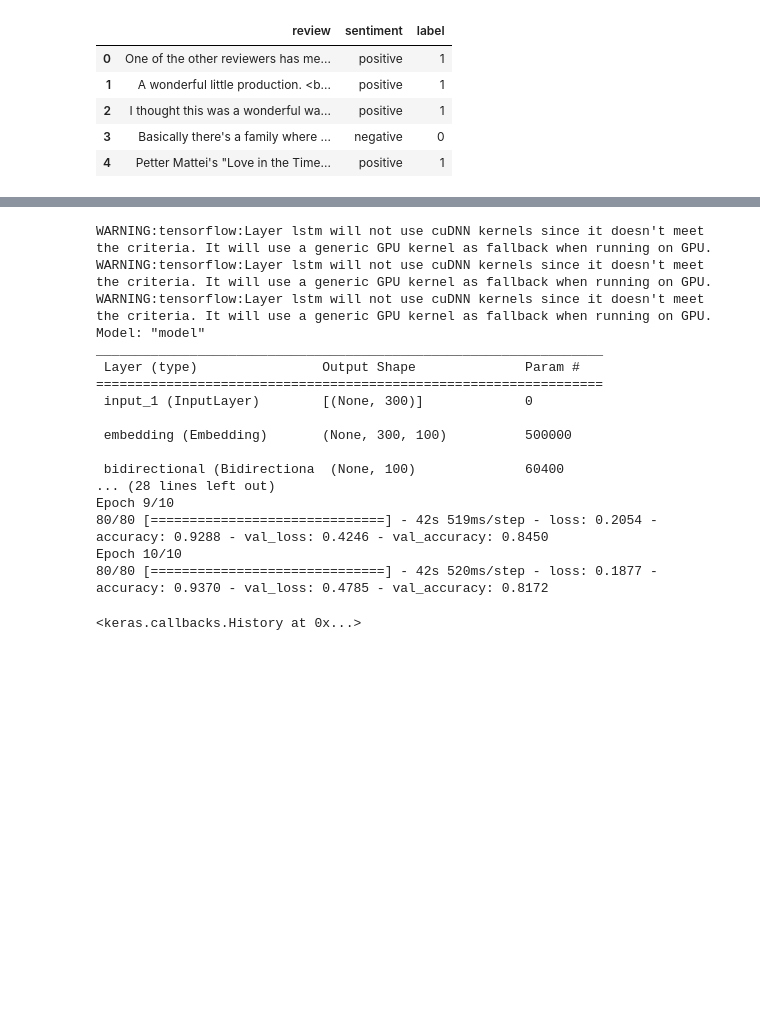
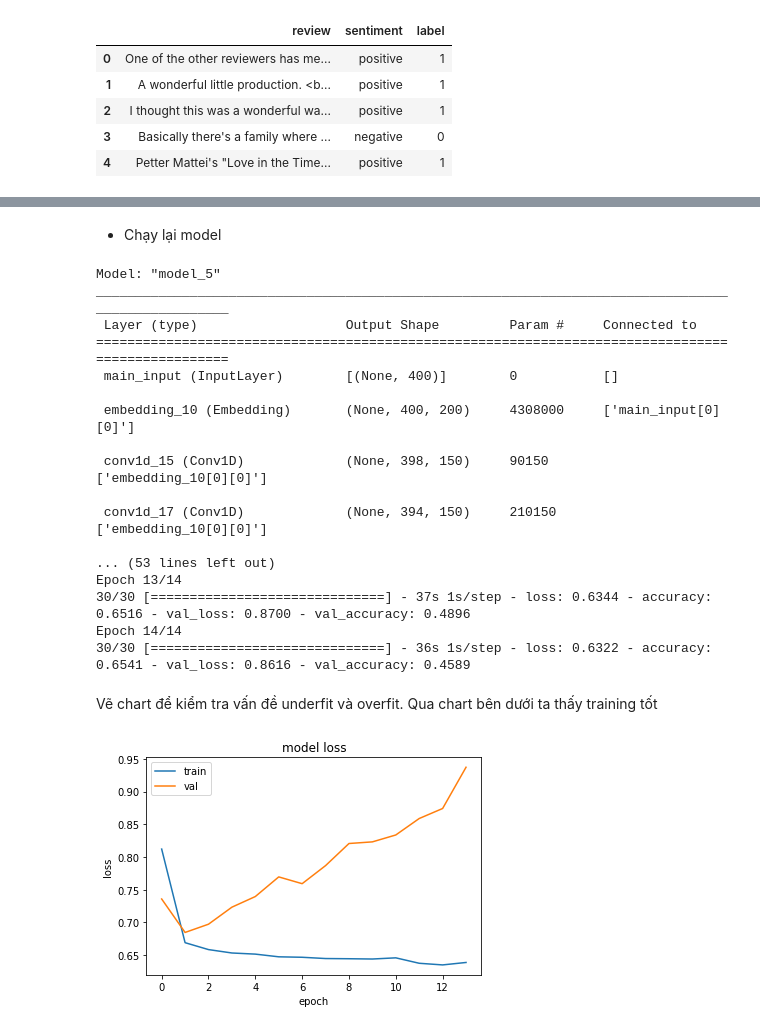
Before and after one commit to huynhhoanghuy/MS_deeplearning_project_Multi-channel, a Jupyter notebook: SentimentAnalysis_Multi-channel.ipynb, the cells around one changed output, grey strips where cells are left out. Drawn from its saved outputs; the diff is of its cells as text; code cells hidden in the pictures; blank space fills up the shorter version.

```diff
--- a/SentimentAnalysis_Multi-channel.ipynb
+++ b/SentimentAnalysis_Multi-channel.ipynb
@@ -74,12 +359,9 @@ X[0][:10]
 # %%
 from keras.preprocessing.sequence import pad_sequences
-X = pad_sequences(X,maxlen=300)
+aug_raw_X_train_val = pad_sequences(aug_raw_X_train_val,maxlen=400)
 # %%
-from sklearn.model_selection import train_test_split
-X_train, X_test, y_train, y_test = train_test_split(X, y, test_size=0.5, random_state=42, stratify=y)
 
-X_train, X_val, y_train, y_val = train_test_split(X_train, y_train, test_size=0.2, random_state=42, stratify=y_train)
-
+X_train, X_val, y_train, y_val = train_test_split(aug_raw_X_train_val, aug_y_train_val, test_size=0.2, random_state=42, stratify=aug_y_train_val)
 
 print (X_train.shape,X_test.shape, X_val.shape)
 # %% [output]
@@ -87,39 +369,58 @@ print (X_train.shape,X_test.shape, X_val.shape)
+# %% [markdown]
+- Chạy lại model
 # %%
 from keras.layers import *
 from keras.models import Model
 from keras.callbacks import ModelCheckpoint
 
+# set parameters:
+max_features = 21540#14300
+maxlen = 400
+batch_size = 2048
+embedding_dims = 200
+nb_filter = 150
+filter_length = 3
+hidden_dims = 100
+nb_epoch = 14
 
-input_layer = Input(shape=(300,))
-emb_layer = Embedding(5000,100)(input_layer)
 
-lstm_layer1 = Bidirectional(LSTM(50, activation="sigmoid", return_sequences=False))(emb_layer)
+model.compile(loss='binary_crossentropy',
+              optimizer=tf.keras.optimizers.Adam(learning_rate=0.005),
+              metrics=['accuracy'])
+mc = ModelCheckpoint("aug_best_checkpoint_multi_channel.h5", monitor="val_accuracy" , save_best_only=True, save_weights_only=False)
 
-hidden_dense_layer = Dense(50,activation="sigmoid")(lstm_layer1)
-dense_layer = Dense(1,activation="sigmoid")(hidden_dense_layer)
+print(model.summary())
 
-model = Model(inputs=input_layer, outputs=dense_layer)
-model.compile(loss='binary_crossentropy', optimizer="adam",metrics=["accuracy"])
-print (model.summary())
-mc = ModelCheckpoint("best_checkpoint.h5", monitor="val_accuracy" , save_best_only=True, save_weights_only=True)
-
-model.fit(X_train,y_train,validation_data=(X_val,y_val), epochs= 10, batch_size=250, callbacks=[mc])
+history = model.fit(X_train,y_train,validation_data=(X_val,y_val), epochs= nb_epoch, batch_size=batch_size, callbacks=[mc])
 # %% [output]
-WARNING:tensorflow:Layer lstm will not use cuDNN kernels since it doesn't meet the criteria. It will use a generic GPU kernel as fallback when running on GPU.
-WARNING:tensorflow:Layer lstm will not use cuDNN kernels since it doesn't meet the criteria. It will use a generic GPU kernel as fallback when running on GPU.
-WARNING:tensorflow:Layer lstm will not use cuDNN kernels since it doesn't meet the criteria. It will use a generic GPU kernel as fallback when running on GPU.
-Model: "model"
-_________________________________________________________________
- Layer (type)                Output Shape              Param #
-=================================================================
- input_1 (InputLayer)        [(None, 300)]             0
+Model: "model_5"
+__________________________________________________________________________________________________
+ Layer (type)                   Output Shape         Param #     Connected to
+==================================================================================================
+ main_input (InputLayer)        [(None, 400)]        0           []
 
- embedding (Embedding)       (None, 300, 100)          500000
+ embedding_10 (Embedding)       (None, 400, 200)     4308000     ['main_input[0][0]']
 
- bidirectional (Bidirectiona  (None, 100)              60400
-... (28 lines left out)
-Epoch 9/10
-80/80 [==============================] - 42s 519ms/step - loss: 0.2054 - accuracy: 0.9288 - val_loss: 0.4246 - val_accuracy: 0.8450
-Epoch 10/10
-80/80 [==============================] - 42s 520ms/step - loss: 0.1877 - accuracy: 0.9370 - val_loss: 0.4785 - val_accuracy: 0.8172
+ conv1d_15 (Conv1D)             (None, 398, 150)     90150       ['embedding_10[0][0]']
+
+ conv1d_17 (Conv1D)             (None, 394, 150)     210150      ['embedding_10[0][0]']
+
+... (53 lines left out)
+Epoch 13/14
+30/30 [==============================] - 37s 1s/step - loss: 0.6344 - accuracy: 0.6516 - val_loss: 0.8700 - val_accuracy: 0.4896
+Epoch 14/14
+30/30 [==============================] - 36s 1s/step - loss: 0.6322 - accuracy: 0.6541 - val_loss: 0.8616 - val_accuracy: 0.4589
-<keras.callbacks.History at 0x...>
+# %% [markdown]
+Vẽ chart để kiểm tra vấn đề underfit và overfit. Qua chart bên dưới ta thấy training tốt
+# %%
+import matplotlib.pyplot as plt
+
+plt.plot(history.history['loss'])
+plt.plot(history.history['val_loss'])
+plt.title('model loss')
+plt.ylabel('loss')
+plt.xlabel('epoch')
+plt.legend(['train', 'val'], loc='upper left')
+plt.show()
+# %% [output]
+[figure, added]
```
Also changed, not shown: parts of 47 cells of this notebook.
